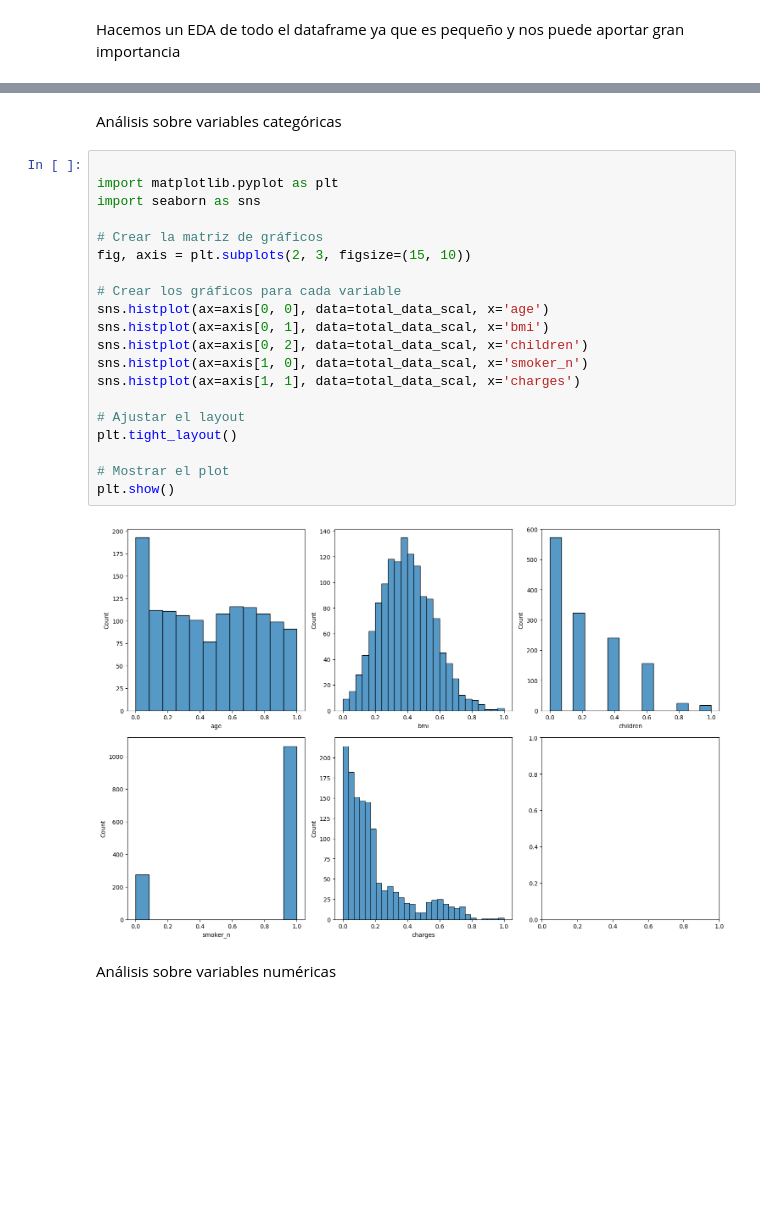
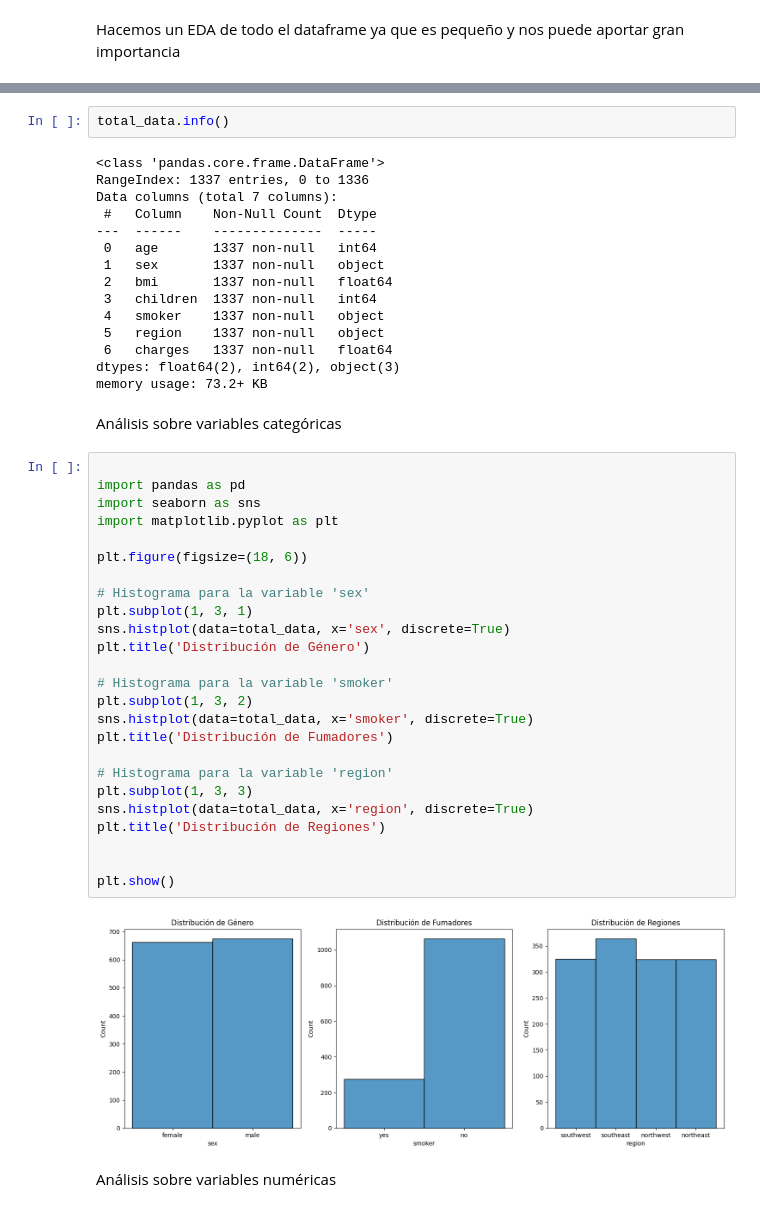
Before and after one commit to KevinKennyy/Proyecto-de-Regresi-n-Lineal, a Jupyter notebook: src/Proyecto .ipynb, the cells around one changed output, grey strips where cells are left out. Drawn from its saved outputs; the diff is of its cells as text; blank space fills up the shorter version.

```diff
--- a/src/Proyecto .ipynb
+++ b/src/Proyecto .ipynb
@@ -64,26 +49,48 @@ El DataFrame total_data tiene 5 columnas:
+# %%
+total_data.info()
+# %% [output]
+<class 'pandas.core.frame.DataFrame'>
+RangeIndex: 1337 entries, 0 to 1336
+Data columns (total 7 columns):
+ #   Column    Non-Null Count  Dtype
+---  ------    --------------  -----
+ 0   age       1337 non-null   int64
+ 1   sex       1337 non-null   object
+ 2   bmi       1337 non-null   float64
+ 3   children  1337 non-null   int64
+ 4   smoker    1337 non-null   object
+ 5   region    1337 non-null   object
+ 6   charges   1337 non-null   float64
+dtypes: float64(2), int64(2), object(3)
+memory usage: 73.2+ KB
 # %% [markdown]
 Análisis sobre variables categóricas
-# %%
-
-import matplotlib.pyplot as plt
-import seaborn as sns
-
-# Crear la matriz de gráficos
-fig, axis = plt.subplots(2, 3, figsize=(15, 10))
-
-# Crear los gráficos para cada variable
-sns.histplot(ax=axis[0, 0], data=total_data_scal, x='age')
-sns.histplot(ax=axis[0, 1], data=total_data_scal, x='bmi')
-sns.histplot(ax=axis[0, 2], data=total_data_scal, x='children')
-sns.histplot(ax=axis[1, 0], data=total_data_scal, x='smoker_n')
-sns.histplot(ax=axis[1, 1], data=total_data_scal, x='charges')
-
-# Ajustar el layout
-plt.tight_layout()
-
-# Mostrar el plot
-plt.show()
-# %% [output]
-[figure, removed]
+# %%
+
+import pandas as pd
+import seaborn as sns
+import matplotlib.pyplot as plt
+
+plt.figure(figsize=(18, 6))
+
+# Histograma para la variable 'sex'
+plt.subplot(1, 3, 1)
+sns.histplot(data=total_data, x='sex', discrete=True)
+plt.title('Distribución de Género')
+
+# Histograma para la variable 'smoker'
+plt.subplot(1, 3, 2)
+sns.histplot(data=total_data, x='smoker', discrete=True)
+plt.title('Distribución de Fumadores')
+
+# Histograma para la variable 'region'
+plt.subplot(1, 3, 3)
+sns.histplot(data=total_data, x='region', discrete=True)
+plt.title('Distribución de Regiones')
+
+
+plt.show()
+# %% [output]
+[figure, added]
 # %% [markdown]
 Análisis sobre variables numéricas
```
Also changed, not shown: parts of 28 cells of this notebook, 1 other file.
